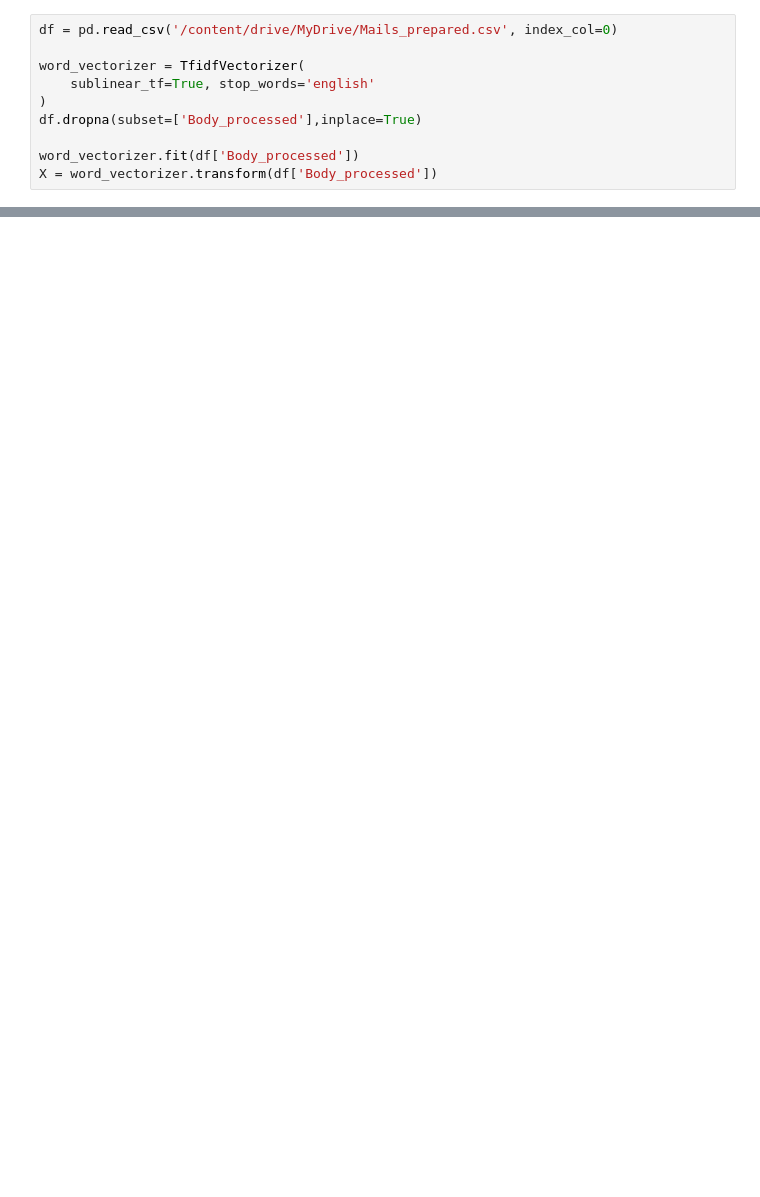
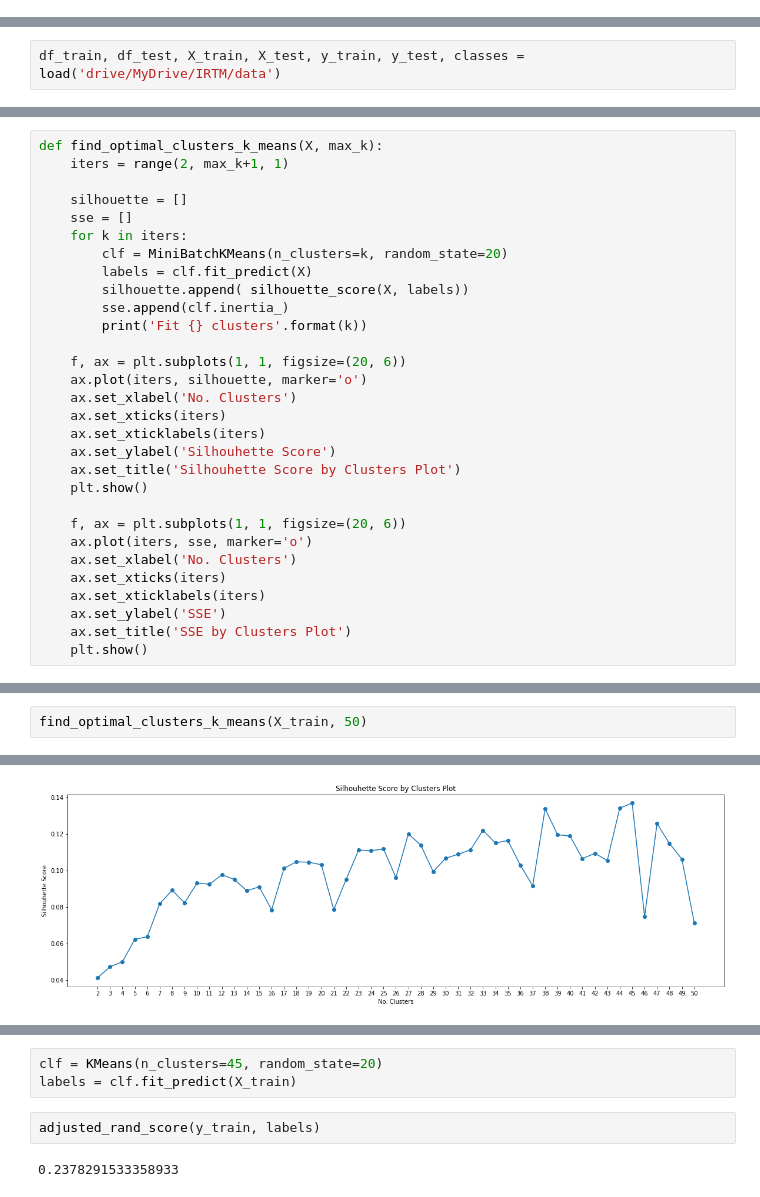
Before and after one commit to MerlinKoehler/MailClassification, a Jupyter notebook: Prototyping/Clustering.ipynb, the cells around one changed output, grey strips where cells are left out. Drawn from its saved outputs; the diff is of its cells as text; blank space fills up the shorter version.

```diff
--- a/Prototyping/Clustering.ipynb
+++ b/Prototyping/Clustering.ipynb
@@ -93,10 +0,0 @@ def plot_pca(data, labels):
-# %%
-df = pd.read_csv('/content/drive/MyDrive/Mails_prepared.csv', index_col=0)
-
-word_vectorizer = TfidfVectorizer(
-    sublinear_tf=True, stop_words='english'
-)
-df.dropna(subset=['Body_processed'],inplace=True)
-
-word_vectorizer.fit(df['Body_processed'])
-X = word_vectorizer.transform(df['Body_processed'])
@@ -212,0 +72,2 @@ df[df.cluster == 7]
+# %%
+df_train, df_test, X_train, X_test, y_train, y_test, classes = load('drive/MyDrive/IRTM/data')
@@ -212,0 +81,30 @@ df[df.cluster == 7]
+# %%
+def find_optimal_clusters_k_means(X, max_k):
+    iters = range(2, max_k+1, 1)
+
+    silhouette = []
+    sse = []
+    for k in iters:
+        clf = MiniBatchKMeans(n_clusters=k, random_state=20)
+        labels = clf.fit_predict(X)
+        silhouette.append( silhouette_score(X, labels))
+        sse.append(clf.inertia_)
+        print('Fit {} clusters'.format(k))
+
+    f, ax = plt.subplots(1, 1, figsize=(20, 6))
+    ax.plot(iters, silhouette, marker='o')
+    ax.set_xlabel('No. Clusters')
+    ax.set_xticks(iters)
+    ax.set_xticklabels(iters)
+    ax.set_ylabel('Silhouhette Score')
+    ax.set_title('Silhouhette Score by Clusters Plot')
+    plt.show()
+
+    f, ax = plt.subplots(1, 1, figsize=(20, 6))
+    ax.plot(iters, sse, marker='o')
+    ax.set_xlabel('No. Clusters')
+    ax.set_xticks(iters)
+    ax.set_xticklabels(iters)
+    ax.set_ylabel('SSE')
+    ax.set_title('SSE by Clusters Plot')
+    plt.show()
@@ -212,0 +222,3 @@ df[df.cluster == 7]
+# %%
+find_optimal_clusters_k_means(X_train, 50)
+# %% [output]
@@ -212,0 +242 @@ df[df.cluster == 7]
+[figure, added]
@@ -212,0 +244,7 @@ df[df.cluster == 7]
+# %%
+clf = KMeans(n_clusters=45, random_state=20)
+labels = clf.fit_predict(X_train)
+# %%
+adjusted_rand_score(y_train, labels)
+# %% [output]
+0.2378291533358933
```
Also changed, not shown: parts of 42 cells of this notebook, 3 other files.
